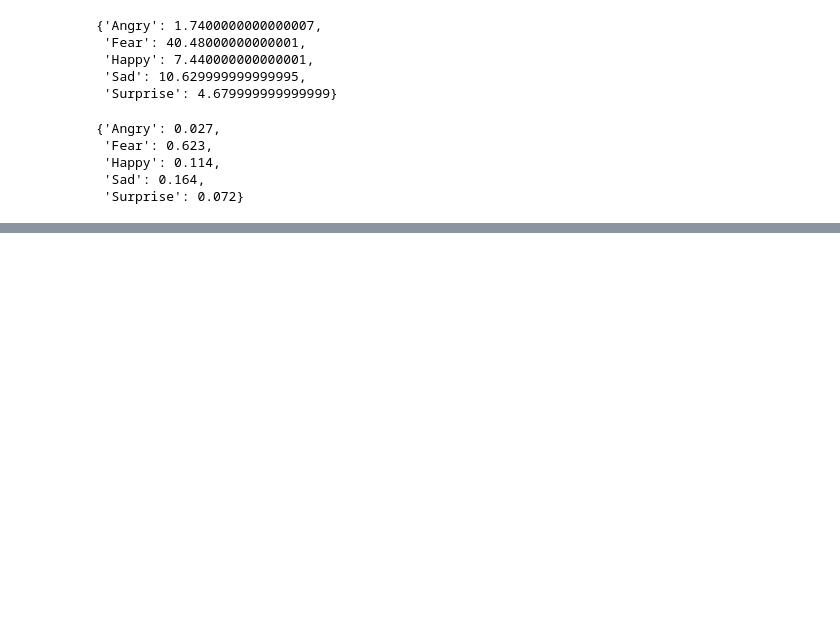
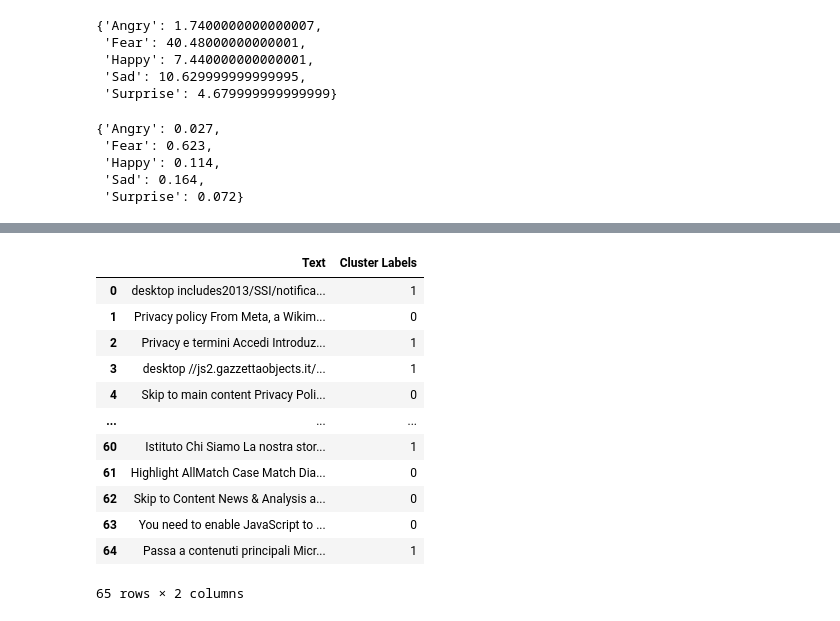
Before and after one commit to gbrsni/policySpider, a Jupyter notebook: Policy analysis.ipynb, the cells around one changed output, grey strips where cells are left out. Cells and saved outputs as stored; diff of their text form; code cells hidden in the pictures; blank space fills up the shorter version.

```diff
--- a/Policy analysis.ipynb
+++ b/Policy analysis.ipynb
@@ -294,0 +297,12 @@ emotions_dict
+# %%
+policy_files = []
+for filename in policy_file_names:
+    policy_files.append(open(DATADIR + filename))
+
+policy_texts = []
+
+for file in policy_files:
+    policy_texts.append(file.read())
+
+df = pd.DataFrame(data = policy_texts, columns = ["Text"])
+df
@@ -294,0 +328,23 @@ emotions_dict
+# %%
+from sklearn.cluster import MiniBatchKMeans, KMeans
+clust = KMeans(init = "k-means++", n_clusters = 2, n_init = 10)
+
+clust.fit(features)
+yhat = clust.predict(features)
+df['Cluster Labels'] = clust.labels_
+
+df
+# %% [output]
+|  | Text | Cluster Labels |
+| 0 | desktop includes2013/SSI/notifica... | 1 |
+| 1 | Privacy policy From Meta, a Wikim... | 0 |
+| 2 | Privacy e termini Accedi Introduz... | 1 |
+| 3 | desktop //js2.gazzettaobjects.it/... | 1 |
+| 4 | Skip to main content Privacy Poli... | 0 |
+| ... | ... | ... |
+| 60 | Istituto Chi Siamo La nostra stor... | 1 |
+| 61 | Highlight AllMatch Case Match Dia... | 0 |
+| 62 | Skip to Content News & Analysis a... | 0 |
+| 63 | You need to enable JavaScript to ... | 0 |
+| 64 | Passa a contenuti principali Micr... | 1 |
+65 rows × 2 columns
```
Also changed, not shown: parts of 16 cells of this notebook.
